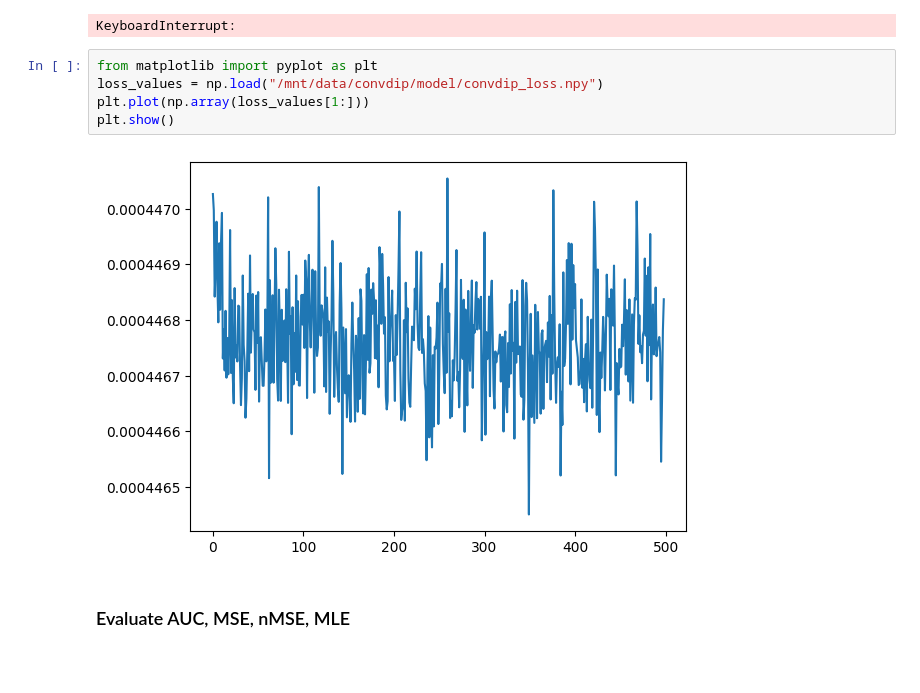
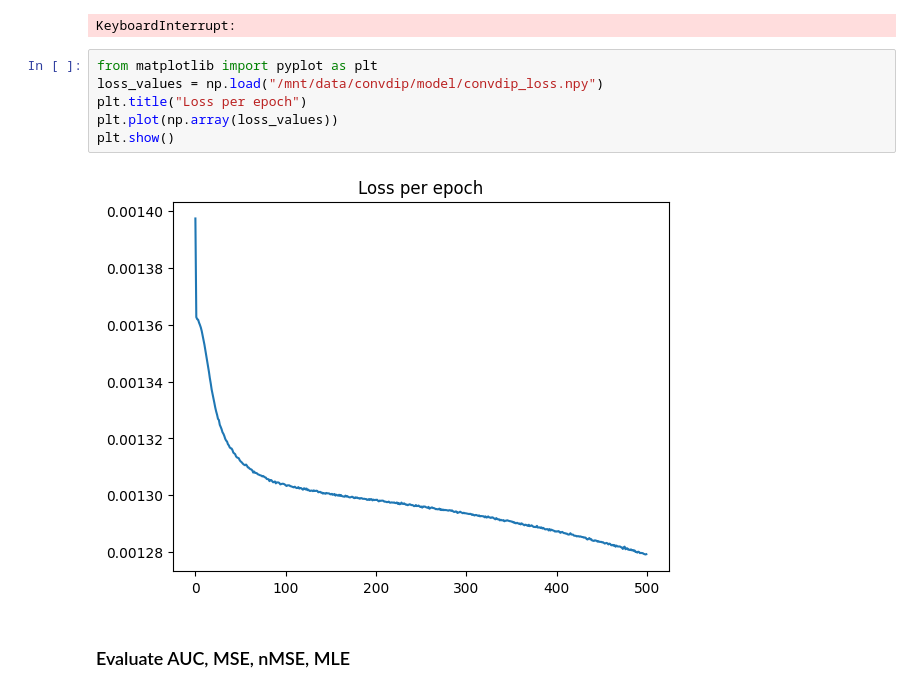
Before and after one commit to zbalkhy/esinet_MAE298, a Jupyter notebook: CNN_LSTM/workspace.ipynb, the cells around one changed output. Saved outputs shown, nothing was run; the diff lists cells and outputs as text; blank space fills up the shorter version.

```diff
--- a/CNN_LSTM/workspace.ipynb
+++ b/CNN_LSTM/workspace.ipynb
@@ -259,10 +259,11 @@ KeyboardInterrupt:
 # %%
 from matplotlib import pyplot as plt
 loss_values = np.load("/mnt/data/convdip/model/convdip_loss.npy")
-plt.plot(np.array(loss_values[1:]))
+plt.title("Loss per epoch")
+plt.plot(np.array(loss_values))
 plt.show()
 # %% [output]
-[figure, old version]
+[figure, new version]
 # %% [markdown]
 ### Evaluate AUC, MSE, nMSE, MLE
 # %%
```
Also changed, not shown: parts of 1 cell of this notebook, 9 other files.
